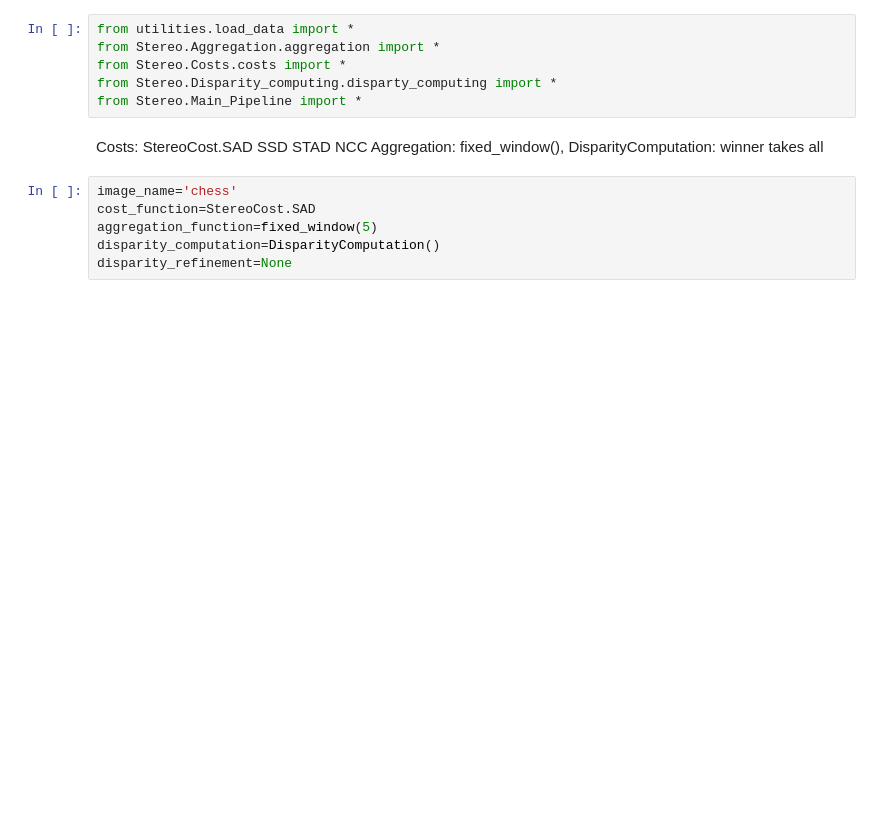
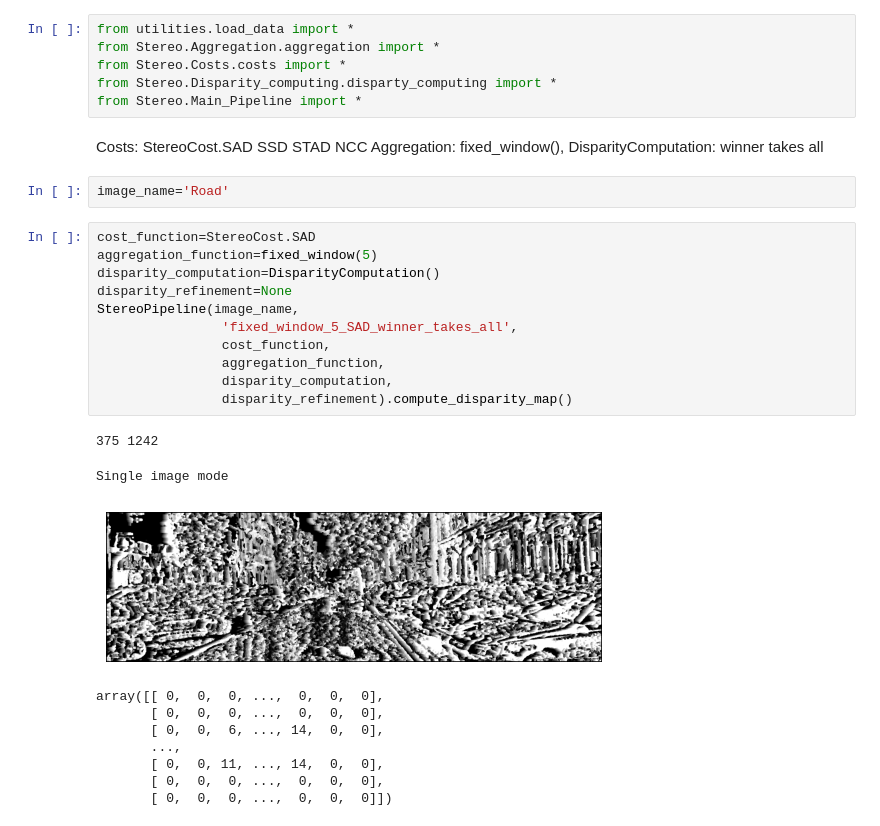
Before and after one commit to MachtaYassine/StereoMatching, a Jupyter notebook: main.ipynb, the cells around one changed output. Cells and saved outputs as stored; diff of their text form; blank space fills up the shorter version.

```diff
--- a/main.ipynb
+++ b/main.ipynb
@@ -8,10 +8,28 @@ from Stereo.Main_Pipeline import *
 Costs: StereoCost.SAD SSD STAD NCC
 Aggregation: fixed_window(),
 DisparityComputation: winner takes all
+# %%
+image_name='Road'
 # %%
-image_name='chess'
 cost_function=StereoCost.SAD
 aggregation_function=fixed_window(5)
 disparity_computation=DisparityComputation()
 disparity_refinement=None
+StereoPipeline(image_name,
+                'fixed_window_5_SAD_winner_takes_all',
+                cost_function,
+                aggregation_function,
+                disparity_computation,
+                disparity_refinement).compute_disparity_map()
+# %% [output]
+375 1242
+Single image mode
+[figure, added]
+array([[ 0,  0,  0, ...,  0,  0,  0],
+       [ 0,  0,  0, ...,  0,  0,  0],
+       [ 0,  0,  6, ..., 14,  0,  0],
+       ...,
+       [ 0,  0, 11, ..., 14,  0,  0],
+       [ 0,  0,  0, ...,  0,  0,  0],
+       [ 0,  0,  0, ...,  0,  0,  0]])
 # %%
```
Also changed, not shown: parts of 4 cells of this notebook, 12 other files.
